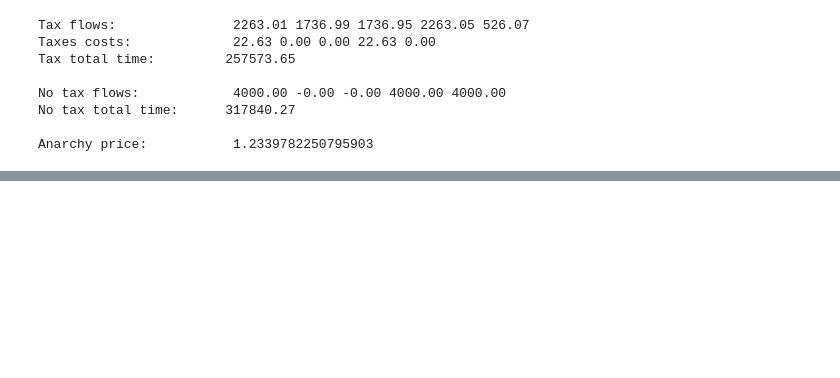
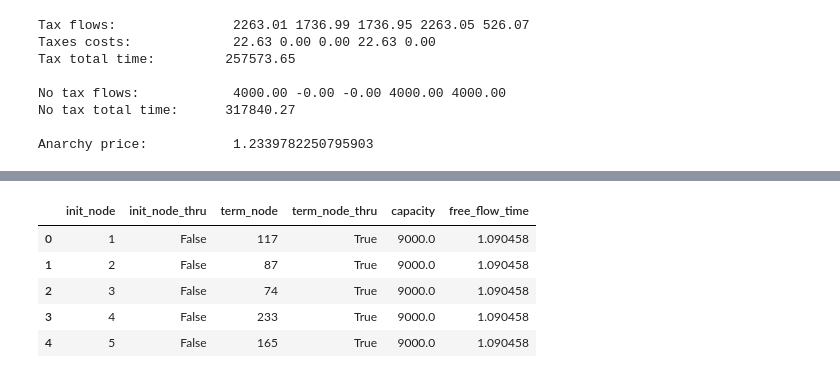
Before and after one commit to AlonsoQuijano/TransportNet, a Jupyter notebook: AddTaxesTest.ipynb, the cells around one changed output, grey strips where cells are left out. Drawn from its saved outputs; the diff is of its cells as text; code cells hidden in the pictures; blank space fills up the shorter version.

```diff
--- a/AddTaxesTest.ipynb
+++ b/AddTaxesTest.ipynb
@@ -130,0 +202,25 @@ Anarchy price:           1.2339782250795903
+# %%
+net_name = 'Anaheim_net.tntp'
+trips_name = 'Anaheim_trips.tntp'
+
+MU = 0.25
+RHO = 0.15
+
+handler = dh.DataHandler()
+graph_data = handler.GetGraphData(net_name, columns = ['init_node', 'term_node', 'capacity', 'free_flow_time'])
+graph_correspondences, total_od_flow = handler.GetGraphCorrespondences(trips_name)
+
+no_tax_model = md.Model(graph_data, graph_correspondences,
+                        total_od_flow, mu = MU, rho = RHO)
+
+tax_model = md.ModelWithTaxes(graph_data, graph_correspondences,
+                              total_od_flow, mu = MU, rho = RHO)
+
+graph_data['graph_table'].head()
+# %% [output]
+|  | init_node | init_node_thru | term_node | term_node_thru | capacity | free_flow_time |
+| 0 | 1 | False | 117 | True | 9000.0 | 1.090458 |
+| 1 | 2 | False | 87 | True | 9000.0 | 1.090458 |
+| 2 | 3 | False | 74 | True | 9000.0 | 1.090458 |
+| 3 | 4 | False | 233 | True | 9000.0 | 1.090458 |
+| 4 | 5 | False | 165 | True | 9000.0 | 1.090458 |
```
Also changed, not shown: parts of 8 cells of this notebook, 2 other files.
